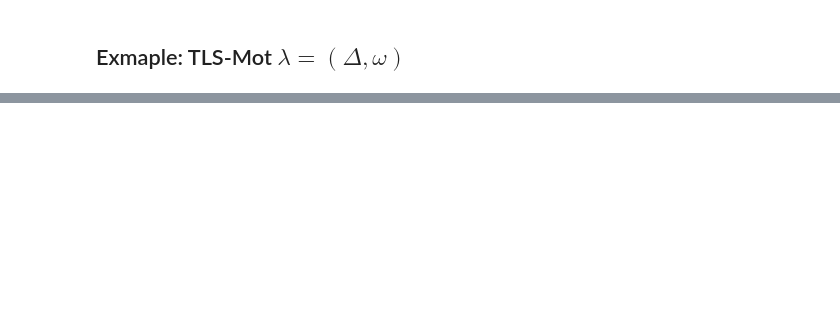
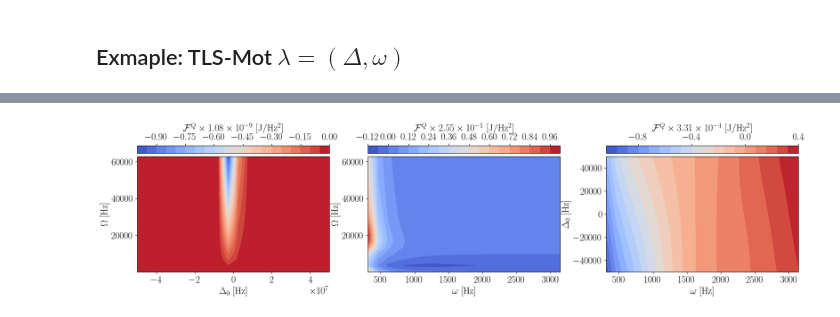
Before and after one commit to JGarwola/Cooling-Rubidium-atoms, a Jupyter notebook: Rb73_atom.ipynb, the cells around one changed output, grey strips where cells are left out. Cells and saved outputs as stored; diff of their text form; code cells hidden in the pictures; blank space fills up the shorter version.

```diff
--- a/Rb73_atom.ipynb
+++ b/Rb73_atom.ipynb
@@ -458,0 +404,99 @@ Temperature change over the cycle: -4.7106826271860921537e-07 K
+# %%
+fig = plt.figure(figsize=(20, 4))
+
+# Plot 2: Motion-TLS Delta-Omega (need to recalculate)
+Delta0_range = [r'$\Delta_0$', -50 * 1e6, 50 * 1e6]
+Omega_range_v1 = [r'$\Omega$', 2 * np.pi * 20, 2 * np.pi * 1e4]
+
+def H_ex1_v(delta_0, omega_rabi):
+    return H_motion_tls(delta_0, omega_rabi, 2 * np.pi * 500)
+def H_ref_ex1_v(delta_0, omega_rabi):
+    return H_motion_tls_ref(delta_0, omega_rabi, 2 * np.pi * 500)
+def diss_ex1_v(r):
+    def func(delta_0, omega_rabi):
+        return diss_motion_tls(r)(delta_0, omega_rabi, 2 * np.pi * 500)
+    return func
+
+p1_v, p2_v, curv_v, max_val_v = old_heat_curvature(
+    H_ex1_v, H_ref_ex1_v, diss_ex1_v,
+    ranges=[Delta0_range, Omega_range_v1],
+    points=20
+)
+
+ax1 = fig.add_axes([0.04, 0.1, 0.25, 0.75])
+cp1 = ax1.contourf(p1_v, p2_v, curv_v, levels=20, cmap='coolwarm')
+ax1.set_xlabel(r'$\Delta_0 \; \mathrm{[Hz]}$')
+ax1.set_ylabel(r'$\Omega \; \mathrm{[Hz]}$')
+cax1 = fig.add_axes([0.04, 0.87, 0.25, 0.05])
+mantissa, exp = f"{max_val_v:.2e}".split('e')
+cbar1 = fig.colorbar(cp1, cax=cax1, orientation='horizontal',
+    label=rf'$\mathcal{{F}}^Q \times {mantissa} \times 10^{{{int(exp)}}} \; \mathrm{{[J/Hz^2]}}$')
+cbar1.ax.xaxis.set_label_position('top')
+cbar1.ax.xaxis.tick_top()
+
+# Plot 3: Motion-TLS Omega-omega (need to recalculate)
+omega_mot_range_v2 = [r'$\omega$', 2 * np.pi * 50, 2 * np.pi * 500]
+Omega_range_v2 = [r'$\Omega$', 2 * np.pi * 20, 2 * np.pi * 1e4]
+
+def H_ex2_v(omega_rabi, omega_mot):
+    return H_motion_tls(50 * 1e3, omega_rabi, omega_mot)
+def H_ref_ex2_v(omega_rabi, omega_mot):
+    return H_motion_tls_ref(50 * 1e3, omega_rabi, omega_mot)
+def diss_ex2_v(r):
+    def func(omega_rabi, omega_mot):
+        return diss_motion_tls(r)(50 * 1e3, omega_rabi, omega_mot)
+    return func
+
+p1_v2, p2_v2, curv_v2, max_val_v2 = old_heat_curvature(
+    H_ex2_v, H_ref_ex2_v, diss_ex2_v,
+    ranges=[omega_mot_range_v2, Omega_range_v2],
+    points=20
+)
+
+ax2 = fig.add_axes([0.34, 0.1, 0.25, 0.75])
+cp2 = ax2.contourf(p1_v2, p2_v2, curv_v2, levels=20, cmap='coolwarm')
+ax2.set_xlabel(r'$\omega \; \mathrm{[Hz]}$')
+ax2.set_ylabel(r'$\Omega \; \mathrm{[Hz]}$')
+cax2 = fig.add_axes([0.34, 0.87, 0.25, 0.05])
+mantissa, exp = f"{max_val_v2:.2e}".split('e')
+cbar2 = fig.colorbar(cp2, cax=cax2, orientation='horizontal',
+    label=rf'$\mathcal{{F}}^Q \times {mantissa} \times 10^{{{int(exp)}}} \; \mathrm{{[J/Hz^2]}}$')
+cbar2.ax.xaxis.set_label_position('top')
+cbar2.ax.xaxis.tick_top()
+
+# Plot 4: Motion-TLS Delta-omega (need to recalculate)
+omega_mot_range_v3 = [r'$\omega$', 2 * np.pi * 50, 2 * np.pi * 500]
+delta_range_v3 = [r'$\Delta_0$', -50 * 1e3, 50 * 1e3]
+
+def H_ex3_v(omega_mot, delta_0):
+    return H_motion_tls(delta_0, 2 * np.pi * 1e4, omega_mot)
+def H_ref_ex3_v(omega_mot, delta_0):
+    return H_motion_tls_ref(delta_0, 2 * np.pi * 1e4, omega_mot)
+def diss_ex3_v(r):
+    def func(omega_mot, delta_0):
+        return diss_motion_tls(r)(delta_0, 2 * np.pi * 1e4, omega_mot)
+    return func
+
+p1_v3, p2_v3, curv_v3, max_val_v3 = old_heat_curvature(
+    H_ex3_v, H_ref_ex3_v, diss_ex3_v,
+    ranges=[omega_mot_range_v3, delta_range_v3],
+    points=20
+)
+
+ax3 = fig.add_axes([0.65, 0.1, 0.25, 0.75])
+cp3 = ax3.contourf(p1_v3, p2_v3, curv_v3, levels=20, cmap='coolwarm')
+ax3.set_xlabel(r'$\omega \; \mathrm{[Hz]}$')
+ax3.set_ylabel(r'$\Delta_0 \; \mathrm{[Hz]}$')
+cax3 = fig.add_axes([0.65, 0.87, 0.25, 0.05])
+mantissa, exp = f"{max_val_v3:.2e}".split('e')
+cbar3 = fig.colorbar(cp3, cax=cax3, orientation='horizontal',
+    label=rf'$\mathcal{{F}}^Q \times {mantissa} \times 10^{{{int(exp)}}} \; \mathrm{{[J/Hz^2]}}$')
+cbar3.ax.xaxis.set_label_position('top')
+cbar3.ax.xaxis.tick_top()
+cbar3.locator.set_params(nbins=4)
+
+plt.tight_layout()
+plt.savefig('figures/motion_tls_combined.pdf', bbox_inches='tight')
+plt.show()
+# %% [output]
+[figure, added]
```
Also changed, not shown: parts of 12 cells of this notebook, 6 other files.
